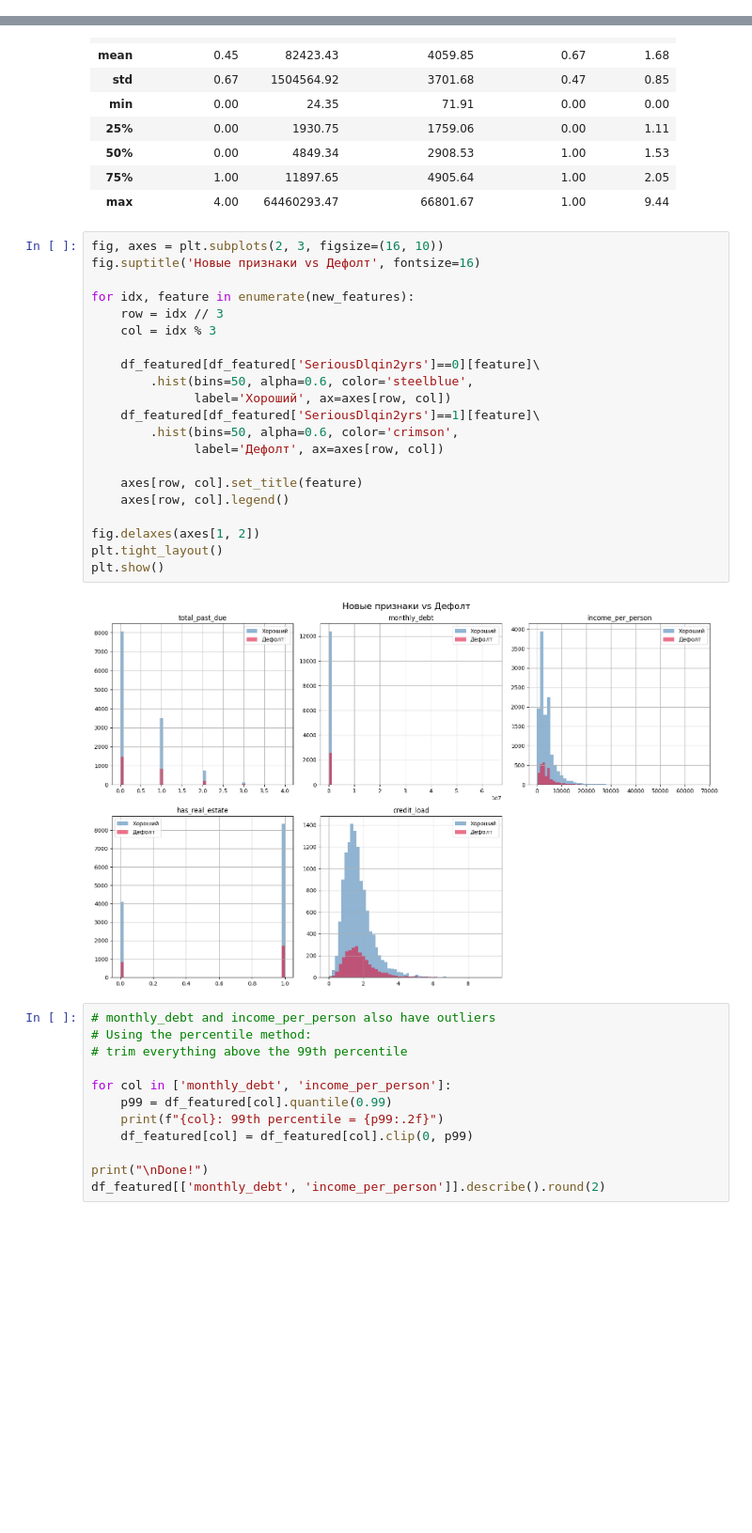
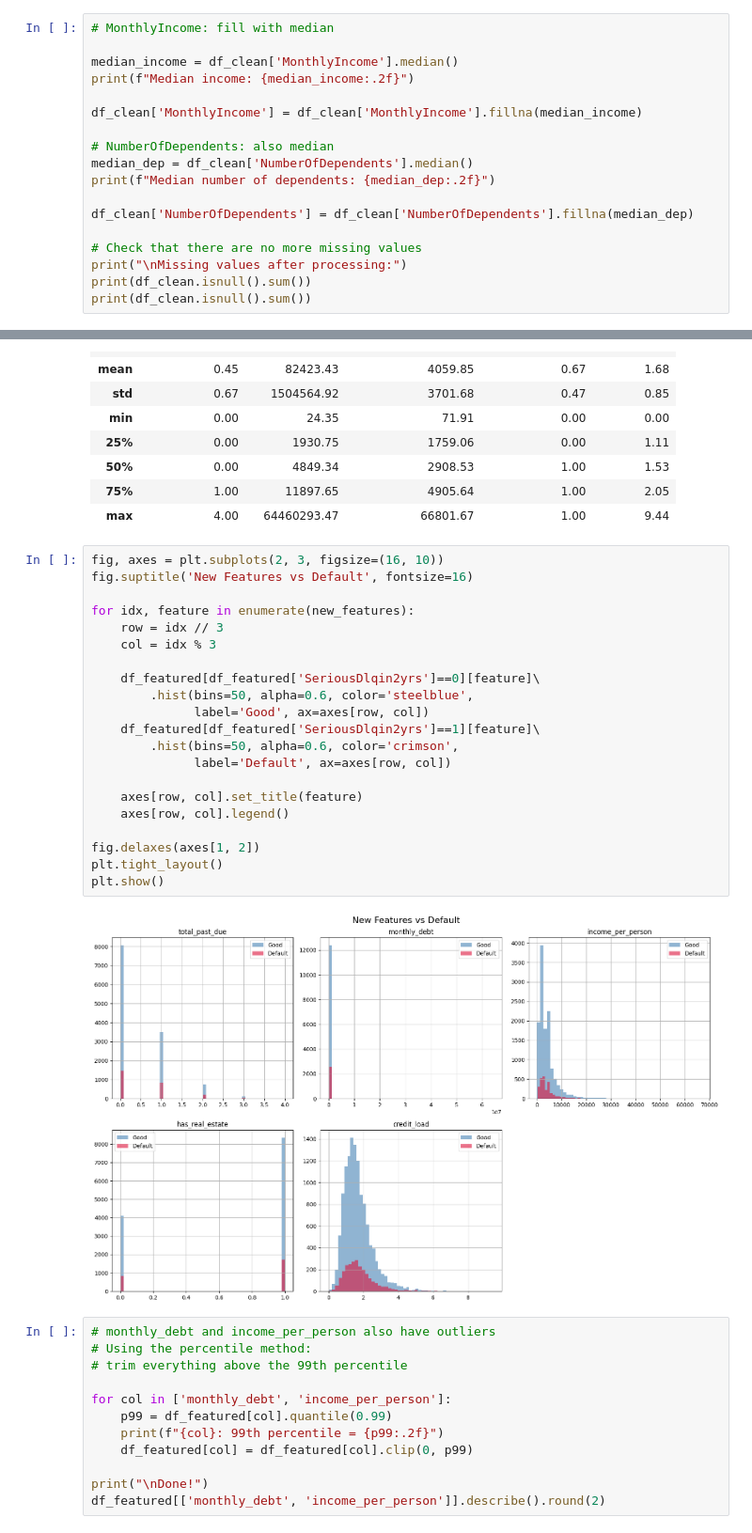
Before and after one commit to aspho-di/Credit-Scoring, a Jupyter notebook: notebooks/01_eda.ipynb, the cells around one changed output, grey strips where cells are left out. Shown at 94% size. Drawn from its saved outputs; the diff is of its cells as text; blank space fills up the shorter version.

```diff
--- a/notebooks/01_eda.ipynb
+++ b/notebooks/01_eda.ipynb
@@ -189,3 +189,21 @@ NumberRealEstateLoansOrLines            0
 NumberOfTime60-89DaysPastDueNotWorse    0
 NumberOfDependents                      0
 dtype: int64
+# %%
+# MonthlyIncome: fill with median
+
+median_income = df_clean['MonthlyIncome'].median()
+print(f"Median income: {median_income:.2f}")
+
+df_clean['MonthlyIncome'] = df_clean['MonthlyIncome'].fillna(median_income)
+
+# NumberOfDependents: also median
+median_dep = df_clean['NumberOfDependents'].median()
+print(f"Median number of dependents: {median_dep:.2f}")
+
+df_clean['NumberOfDependents'] = df_clean['NumberOfDependents'].fillna(median_dep)
+
+# Check that there are no more missing values
+print("\nMissing values after processing:")
+print(df_clean.isnull().sum())
+print(df_clean.isnull().sum())
@@ -302,27 +338,27 @@ df_featured[new_features].describe().round(2)
 | max | 4.00 | 64460293.47 | 66801.67 | 1.00 | 9.44 |
 # %%
 fig, axes = plt.subplots(2, 3, figsize=(16, 10))
-fig.suptitle('Новые признаки vs Дефолт', fontsize=16)
+fig.suptitle('New Features vs Default', fontsize=16)
 
 for idx, feature in enumerate(new_features):
     row = idx // 3
     col = idx % 3
 
     df_featured[df_featured['SeriousDlqin2yrs']==0][feature]\
         .hist(bins=50, alpha=0.6, color='steelblue',
-              label='Хороший', ax=axes[row, col])
+              label='Good', ax=axes[row, col])
     df_featured[df_featured['SeriousDlqin2yrs']==1][feature]\
         .hist(bins=50, alpha=0.6, color='crimson',
-              label='Дефолт', ax=axes[row, col])
+              label='Default', ax=axes[row, col])
 
     axes[row, col].set_title(feature)
     axes[row, col].legend()
 
 fig.delaxes(axes[1, 2])
 plt.tight_layout()
 plt.show()
 # %% [output]
-[figure, old version]
+[figure, new version]
 # %%
 # monthly_debt and income_per_person also have outliers
 # Using the percentile method:
```
Also changed, not shown: parts of 19 cells of this notebook, 7 other files.
